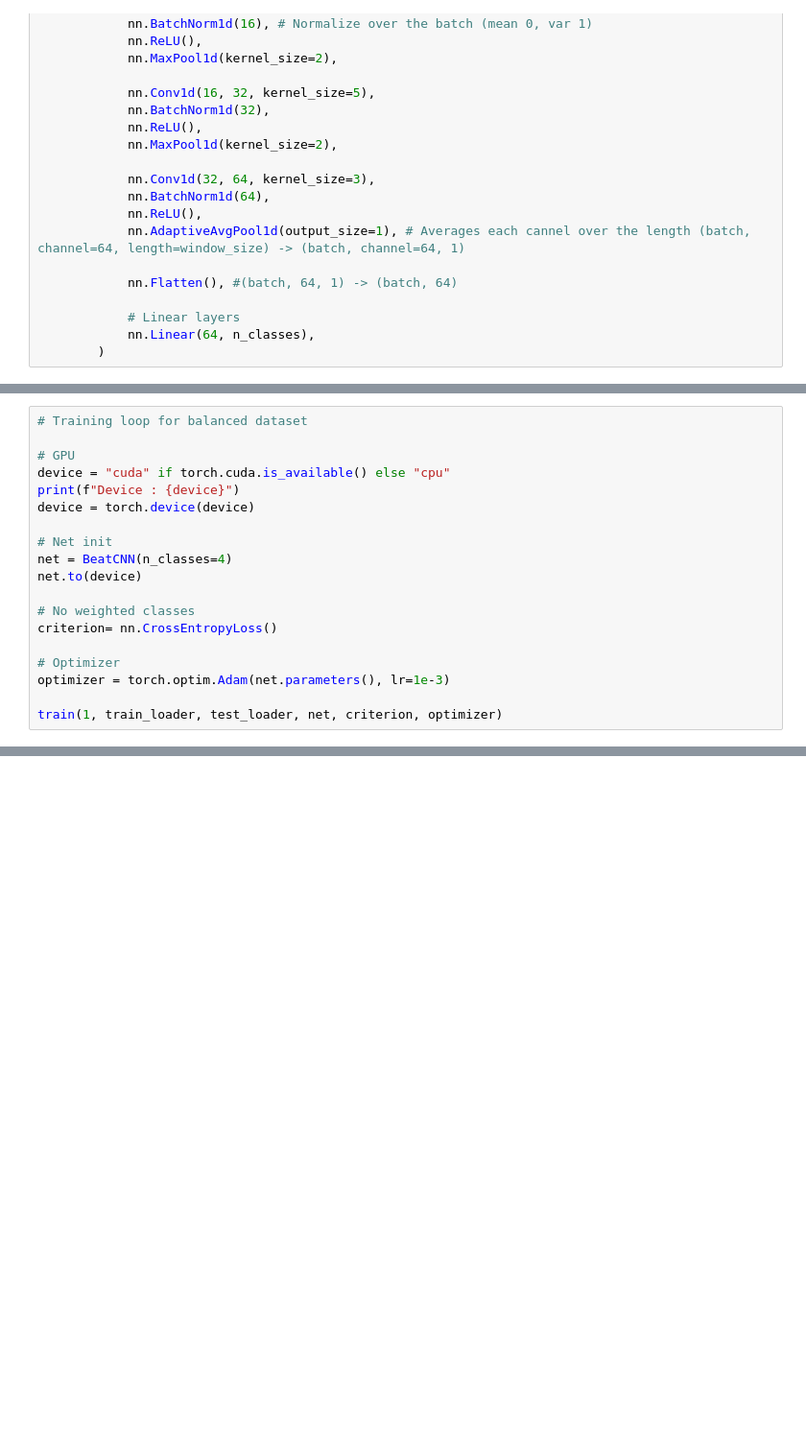
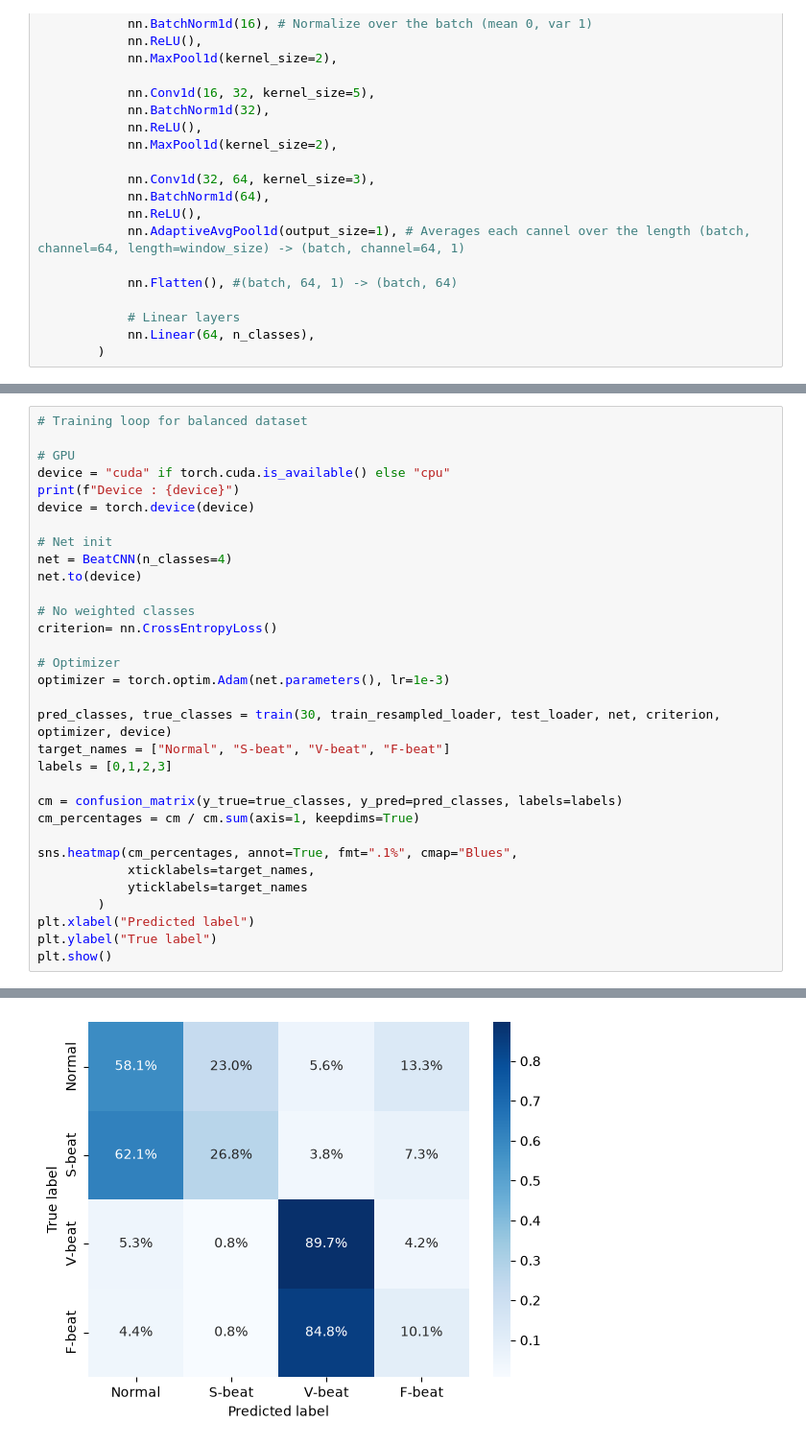
Before and after one commit to sophiadonato/heartbeat-classifier, a Jupyter notebook: heartbeat-classifier.ipynb, the cells around one changed output, grey strips where cells are left out. Shown at 96% size. Drawn from its saved outputs; the diff is of its cells as text; blank space fills up the shorter version.

```diff
--- a/heartbeat-classifier.ipynb
+++ b/heartbeat-classifier.ipynb
@@ -306,7 +307,20 @@ criterion= nn.CrossEntropyLoss()
 # Optimizer
 optimizer = torch.optim.Adam(net.parameters(), lr=1e-3)
 
-train(1, train_loader, test_loader, net, criterion, optimizer)
+pred_classes, true_classes = train(30, train_resampled_loader, test_loader, net, criterion, optimizer, device)
+target_names = ["Normal", "S-beat", "V-beat", "F-beat"]
+labels = [0,1,2,3]
+
+cm = confusion_matrix(y_true=true_classes, y_pred=pred_classes, labels=labels)
+cm_percentages = cm / cm.sum(axis=1, keepdims=True)
+
+sns.heatmap(cm_percentages, annot=True, fmt=".1%", cmap="Blues",
+            xticklabels=target_names,
+            yticklabels=target_names
+        )
+plt.xlabel("Predicted label")
+plt.ylabel("True label")
+plt.show()
 # %% [output]
 Device : cpu
 Epoch number 1 starting
@@ -313,0 +342 @@ Epoch 1 : test accuracy = 0.890
+[figure, added]
```
Also changed, not shown: parts of 5 cells of this notebook, 2 other files.
